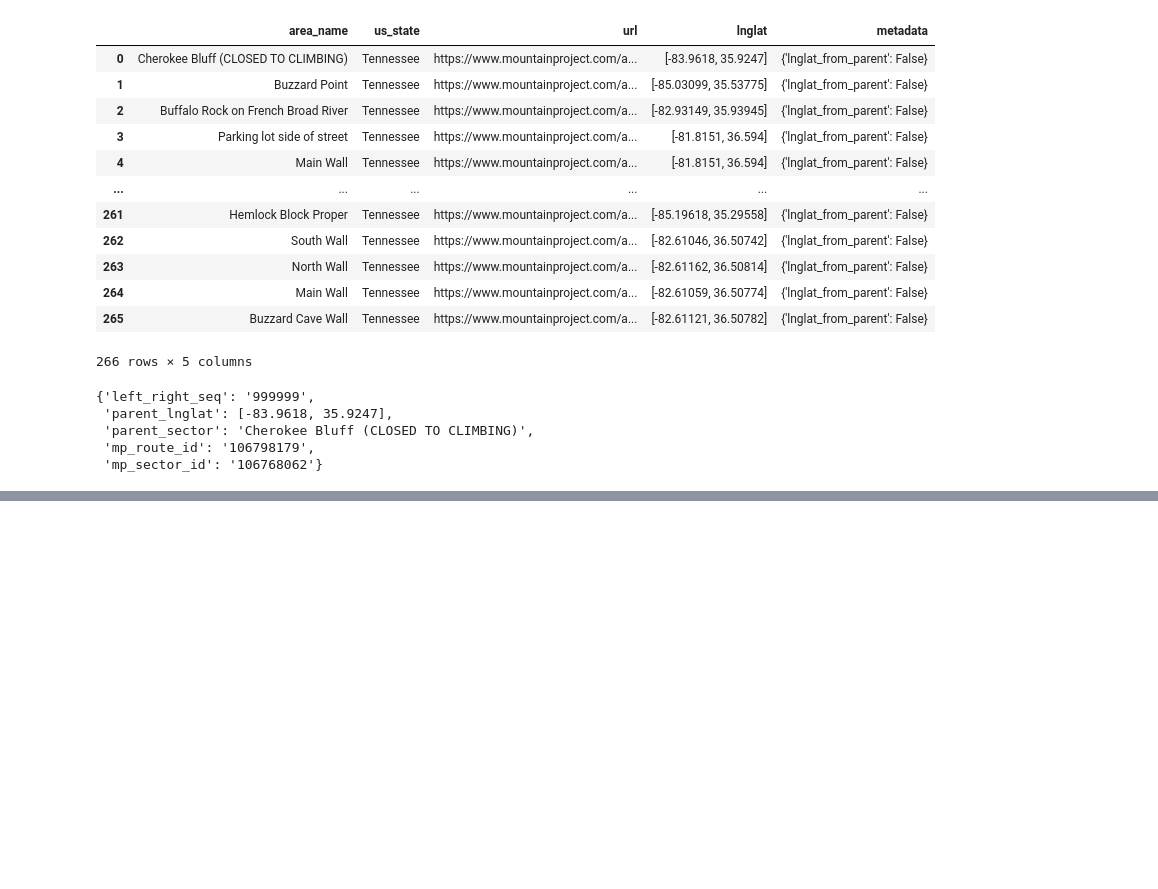
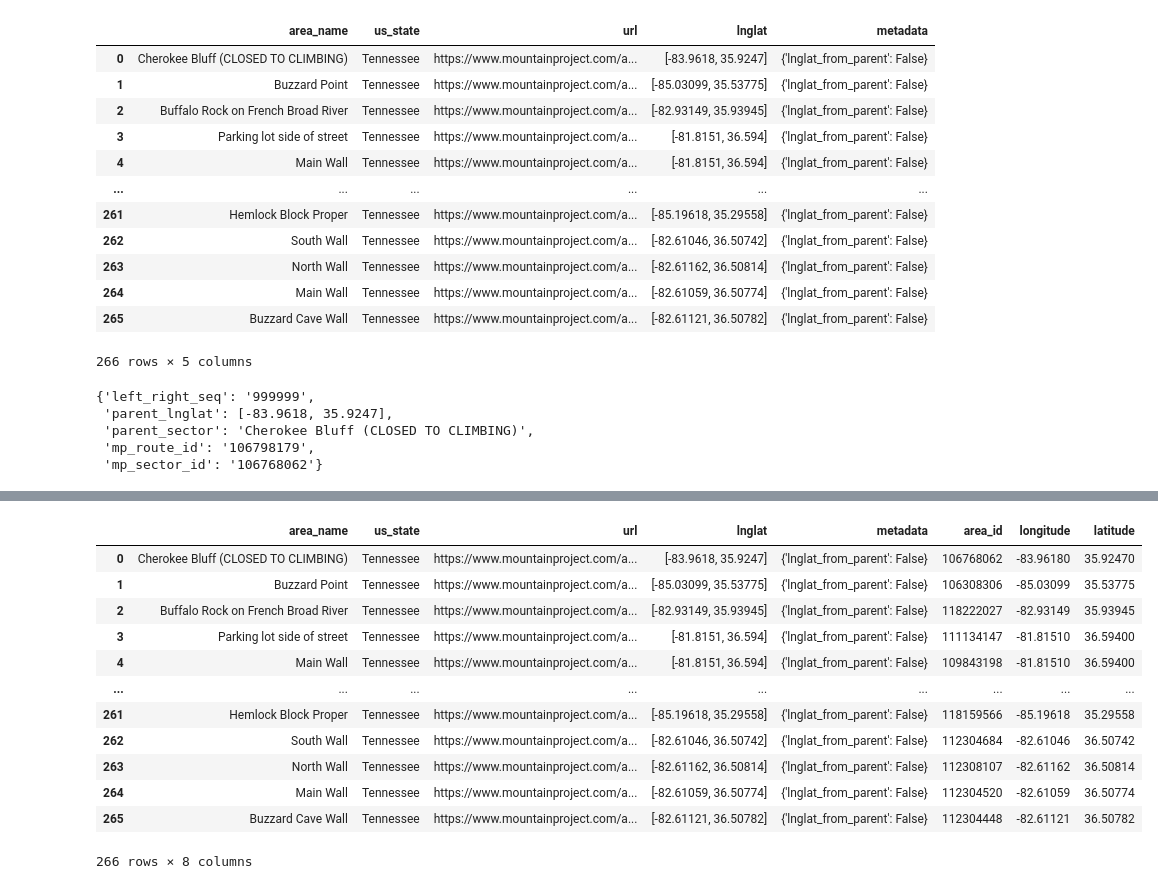
Before and after one commit to TPSchwartz/capstone, a Jupyter notebook: routes.ipynb, the cells around one changed output, grey strips where cells are left out. Saved outputs shown, nothing was run; the diff lists cells and outputs as text; code cells hidden in the pictures; blank space fills up the shorter version.

Commit message:
recommender and route/area info complete

```diff
--- a/route_ratings.ipynb
+++ b/routes.ipynb
@@ -97,0 +110,4 @@ tn_routes.head(20)
+# %%
+# Drop safety and metadata column
+
+tn_routes = tn_routes.drop(columns=['metadata','safety'])
@@ -97,0 +142,38 @@ tn_routes.head(20)
+# %%
+# Pull area ID out of url
+aid = []
+for index, row in tn_areas.iterrows():
+    aid.append(re.findall(r'\d+',tn_areas.url[index])[0])
+
+tn_areas['area_id'] = aid
+# %%
+# Pull lnglat into separate columns
+
+lng = []
+for index, row in tn_areas.iterrows():
+    lng.append(tn_areas.lnglat[index][0])
+
+lat = []
+for index, row in tn_areas.iterrows():
+    lat.append(tn_areas.lnglat[index][1])
+
+# Add longitude and latitude columns
+
+tn_areas['longitude'] = lng
+tn_areas['latitude'] = lat
+# %%
+tn_areas
+# %% [output]
+|  | area_name | us_state | url | lnglat | metadata | area_id | longitude | latitude |
+| 0 | Cherokee Bluff (CLOSED TO CLIMBING) | Tennessee | https://www.mountainproject.com/a... | [-83.9618, 35.9247] | {'lnglat_from_parent': False} | 106768062 | -83.96180 | 35.92470 |
+| 1 | Buzzard Point | Tennessee | https://www.mountainproject.com/a... | [-85.03099, 35.53775] | {'lnglat_from_parent': False} | 106308306 | -85.03099 | 35.53775 |
+| 2 | Buffalo Rock on French Broad River | Tennessee | https://www.mountainproject.com/a... | [-82.93149, 35.93945] | {'lnglat_from_parent': False} | 118222027 | -82.93149 | 35.93945 |
+| 3 | Parking lot side of street | Tennessee | https://www.mountainproject.com/a... | [-81.8151, 36.594] | {'lnglat_from_parent': False} | 111134147 | -81.81510 | 36.59400 |
+| 4 | Main Wall | Tennessee | https://www.mountainproject.com/a... | [-81.8151, 36.594] | {'lnglat_from_parent': False} | 109843198 | -81.81510 | 36.59400 |
+| ... | ... | ... | ... | ... | ... | ... | ... | ... |
+| 261 | Hemlock Block Proper | Tennessee | https://www.mountainproject.com/a... | [-85.19618, 35.29558] | {'lnglat_from_parent': False} | 118159566 | -85.19618 | 35.29558 |
+| 262 | South Wall | Tennessee | https://www.mountainproject.com/a... | [-82.61046, 36.50742] | {'lnglat_from_parent': False} | 112304684 | -82.61046 | 36.50742 |
+| 263 | North Wall | Tennessee | https://www.mountainproject.com/a... | [-82.61162, 36.50814] | {'lnglat_from_parent': False} | 112308107 | -82.61162 | 36.50814 |
+| 264 | Main Wall | Tennessee | https://www.mountainproject.com/a... | [-82.61059, 36.50774] | {'lnglat_from_parent': False} | 112304520 | -82.61059 | 36.50774 |
+| 265 | Buzzard Cave Wall | Tennessee | https://www.mountainproject.com/a... | [-82.61121, 36.50782] | {'lnglat_from_parent': False} | 112304448 | -82.61121 | 36.50782 |
+266 rows × 8 columns
```
Also changed, not shown: parts of 5 cells of this notebook, 2 other files.
